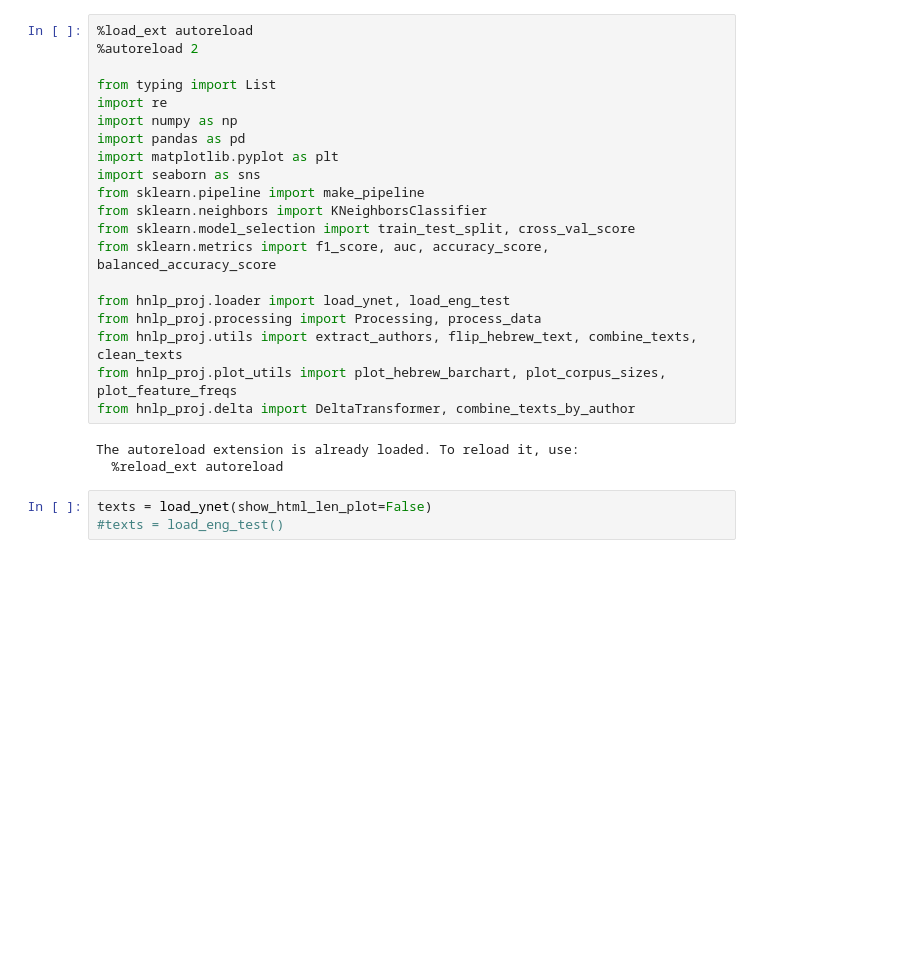
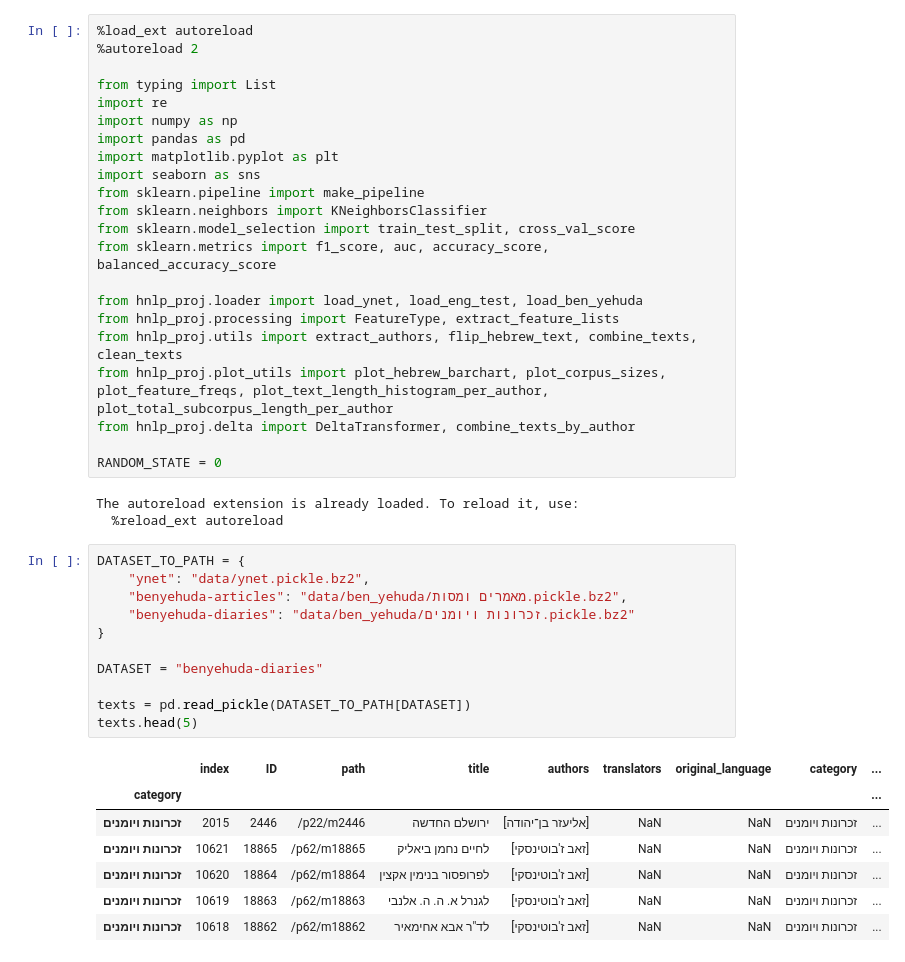
Before and after one commit to nmdanny/hnlp_proj, a Jupyter notebook: eda.ipynb, the cells around one changed output. Drawn from its saved outputs; the diff is of its cells as text; blank space fills up the shorter version.

```diff
--- a/eda.ipynb
+++ b/eda.ipynb
@@ -13,17 +13,35 @@ from sklearn.neighbors import KNeighborsClassifier
 from sklearn.model_selection import train_test_split, cross_val_score
 from sklearn.metrics import f1_score, auc, accuracy_score, balanced_accuracy_score
 
-from hnlp_proj.loader import load_ynet, load_eng_test
-from hnlp_proj.processing import Processing, process_data
+from hnlp_proj.loader import load_ynet, load_eng_test, load_ben_yehuda
+from hnlp_proj.processing import FeatureType, extract_feature_lists
 from hnlp_proj.utils import extract_authors, flip_hebrew_text, combine_texts, clean_texts
-from hnlp_proj.plot_utils import plot_hebrew_barchart, plot_corpus_sizes, plot_feature_freqs
+from hnlp_proj.plot_utils import plot_hebrew_barchart, plot_corpus_sizes, plot_feature_freqs, plot_text_length_histogram_per_author, plot_total_subcorpus_length_per_author
 from hnlp_proj.delta import DeltaTransformer, combine_texts_by_author
+
+RANDOM_STATE = 0
 # %% [output]
 The autoreload extension is already loaded. To reload it, use:
   %reload_ext autoreload
-# %%
-texts = load_ynet(show_html_len_plot=False)
-#texts = load_eng_test()
+# %%
+DATASET_TO_PATH = {
+	"ynet": "data/ynet.pickle.bz2",
+	"benyehuda-articles": "data/ben_yehuda/מאמרים ומסות.pickle.bz2",
+	"benyehuda-diaries": "data/ben_yehuda/זכרונות ויומנים.pickle.bz2"
+}
+
+DATASET = "benyehuda-diaries"
+
+texts = pd.read_pickle(DATASET_TO_PATH[DATASET])
+texts.head(5)
+# %% [output]
+|  | index | ID | path | title | authors | translators | original_language | category | ... |
+| category |  |  |  |  |  |  |  |  | ... |
+| זכרונות ויומנים | 2015 | 2446 | /p22/m2446 | ירושלם החדשה | [אליעזר בן־יהודה] | NaN | NaN | זכרונות ויומנים | ... |
+| זכרונות ויומנים | 10621 | 18865 | /p62/m18865 | לחיים נחמן ביאליק | [זאב ז'בוטינסקי] | NaN | NaN | זכרונות ויומנים | ... |
+| זכרונות ויומנים | 10620 | 18864 | /p62/m18864 | לפרופסור בנימין אקצין | [זאב ז'בוטינסקי] | NaN | NaN | זכרונות ויומנים | ... |
+| זכרונות ויומנים | 10619 | 18863 | /p62/m18863 | לגנרל א. ה. ה. אלנבי | [זאב ז'בוטינסקי] | NaN | NaN | זכרונות ויומנים | ... |
+| זכרונות ויומנים | 10618 | 18862 | /p62/m18862 | לד"ר אבא אחימאיר | [זאב ז'בוטינסקי] | NaN | NaN | זכרונות ויומנים | ... |
 # %%
 # Plotting frequency of categories
 if "category" in texts.columns:
```
Also changed, not shown: parts of 7 cells of this notebook, 8 other files.
